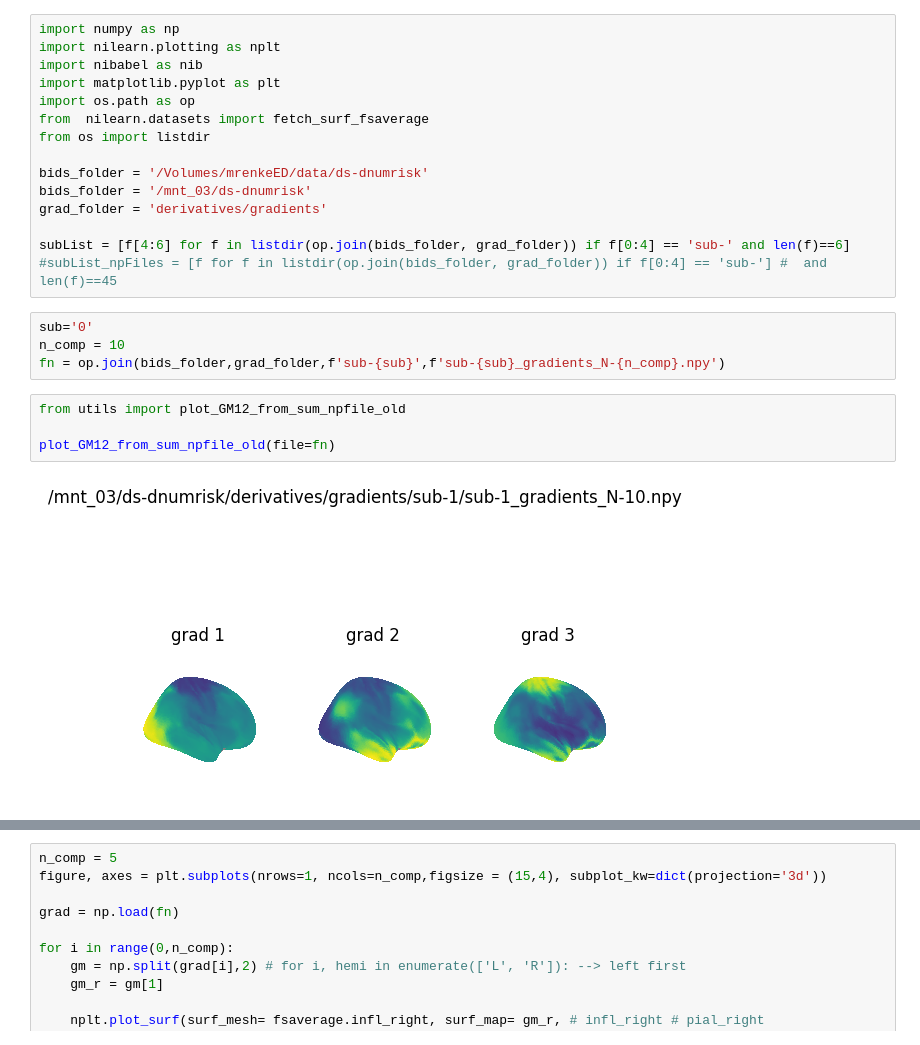
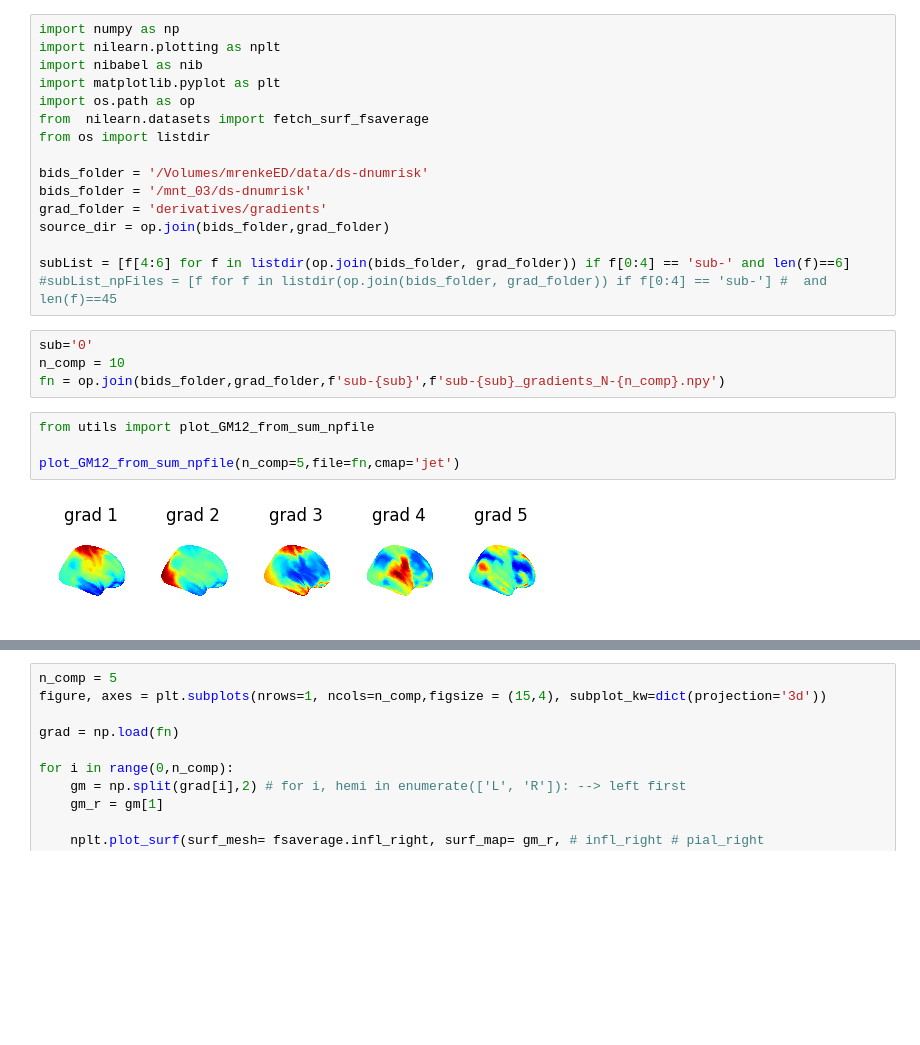
Before and after one commit to mrenke/numrisk, a Jupyter notebook: numrisk/fmri_analysis/gradients/vis_gradients.ipynb, the cells around one changed output, grey strips where cells are left out. Saved outputs shown, nothing was run; the diff lists cells and outputs as text; blank space fills up the shorter version.

Commit message:
gradient work: asym, average task, resampling, comp.-nPRFs  etc. etc.

```diff
--- a/numrisk/fmri_analysis/gradients/vis_gradients.ipynb
+++ b/numrisk/fmri_analysis/gradients/vis_gradients.ipynb
@@ -10,6 +10,7 @@ from os import listdir
 bids_folder = '/Volumes/mrenkeED/data/ds-dnumrisk'
 bids_folder = '/mnt_03/ds-dnumrisk'
 grad_folder = 'derivatives/gradients'
+source_dir = op.join(bids_folder,grad_folder)
 
 subList = [f[4:6] for f in listdir(op.join(bids_folder, grad_folder)) if f[0:4] == 'sub-' and len(f)==6]
 #subList_npFiles = [f for f in listdir(op.join(bids_folder, grad_folder)) if f[0:4] == 'sub-'] #  and len(f)==45
@@ -18,8 +19,8 @@ sub='0'
 n_comp = 10
 fn = op.join(bids_folder,grad_folder,f'sub-{sub}',f'sub-{sub}_gradients_N-{n_comp}.npy')
 # %%
-from utils import plot_GM12_from_sum_npfile_old
+from utils import plot_GM12_from_sum_npfile
 
-plot_GM12_from_sum_npfile_old(file=fn)
+plot_GM12_from_sum_npfile(n_comp=5,file=fn,cmap='jet')
 # %% [output]
-[figure, old version]
+[figure, new version]
```
Also changed, not shown: parts of 13 cells of this notebook, 8 other files.
